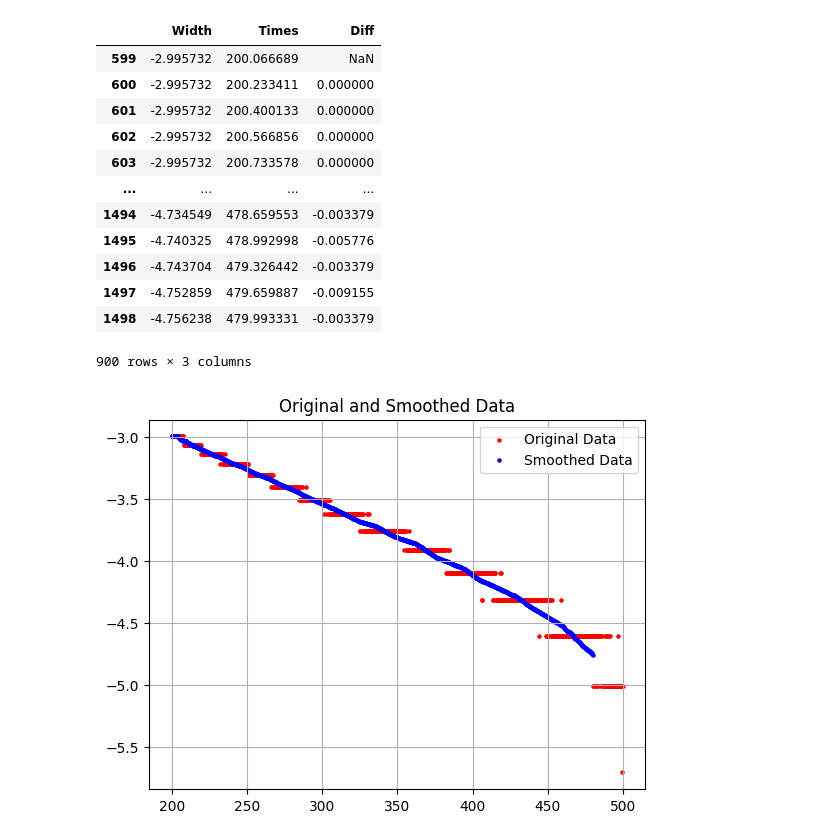
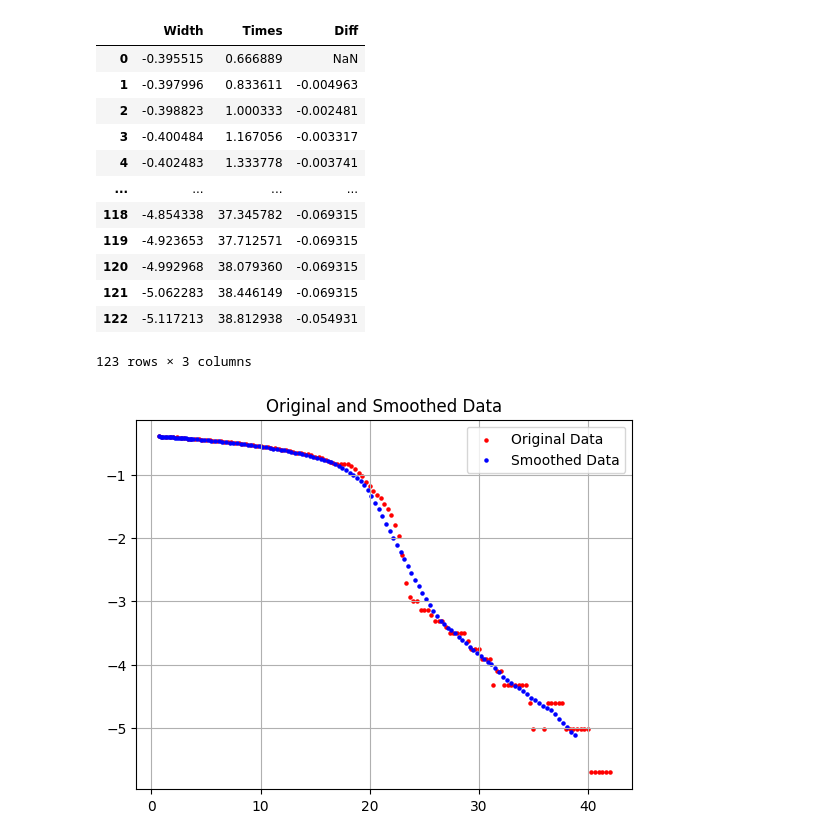
Before and after one commit to YashM8/DoS-Analysis, a Jupyter notebook: development/linspace_smoother.ipynb, the cells around one changed output. Drawn from its saved outputs; the diff is of its cells as text; code cells hidden in the pictures.

```diff
--- a/development/linspace_smoother.ipynb
+++ b/development/linspace_smoother.ipynb
@@ -6,6 +7,7 @@ from analyze import *
 # %%
-data = pd.read_csv("/Users/ypm/Desktop/DoS/analysis_results.csv")
-# data = data[(data['Times'] >= 200) & (data['Times'] <= 500)]
-mat.plot(data['Times'], data['Width'], 'bo', markersize=5)
-mat.show()
+data = pd.read_csv("/Users/ypm/Desktop/DoS/data/toomuch.csv")
+# data = data[(data['Times'] >= 200) & (data['Times'] <= 300)]
+plt.plot(data['Times'], data['Width'], 'bo', markersize=5)
+plt.show()
+print(data.shape)
 # %% [output]
@@ -179,42 +140,27 @@ No artists with labels found to put in legend.  Note that artists whose label st
 # %%
-def apply_savitzky(dataframe, window_length=80, polyorder=1):
-    df = dataframe.copy()
-
-    smoothed_width = savgol_filter(df["Width"], window_length, polyorder)
-    df["Smoothed_Width"] = smoothed_width
-
-    mat.scatter(df["Times"], df["Width"], label="Original Width", marker="o")
-    mat.plot(df["Times"], df["Smoothed_Width"], label="Smoothed Width", linestyle="-", color="red")
-    mat.grid()
-    mat.title("Savitzky-Golay Smoothing")
-    mat.show()
-    return df
-
-
-def average(dataframe, window_size=120):
+def average(dataframe, window_size=20):
     smoothed_data = dataframe.rolling(window=window_size, min_periods=1).mean()
 
-    mat.scatter(dataframe["Times"], dataframe["Width"], label='Original Data', s=5, c='red')
-    mat.scatter(smoothed_data["Times"], smoothed_data["Width"], label=f'Smoothed Data', s=5, c="blue")
-    mat.legend()
-    mat.title('Original and Smoothed Data')
-    mat.grid(True)
+    plt.scatter(dataframe["Times"], dataframe["Width"], label='Original Data', s=5, c='red')
+    plt.scatter(smoothed_data["Times"], smoothed_data["Width"], label=f'Smoothed Data', s=5, c="blue")
+    plt.legend()
+    plt.title('Original and Smoothed Data')
+    plt.grid(True)
     return smoothed_data
 
 average(data)
-# apply_savitzky(data)
 # %% [output]
 |  | Width | Times | Diff |
-| 599 | -2.995732 | 200.066689 | NaN |
-| 600 | -2.995732 | 200.233411 | 0.000000 |
-| 601 | -2.995732 | 200.400133 | 0.000000 |
-| 602 | -2.995732 | 200.566856 | 0.000000 |
-| 603 | -2.995732 | 200.733578 | 0.000000 |
+| 0 | -0.395515 | 0.666889 | NaN |
+| 1 | -0.397996 | 0.833611 | -0.004963 |
+| 2 | -0.398823 | 1.000333 | -0.002481 |
+| 3 | -0.400484 | 1.167056 | -0.003317 |
+| 4 | -0.402483 | 1.333778 | -0.003741 |
 | ... | ... | ... | ... |
-| 1494 | -4.734549 | 478.659553 | -0.003379 |
-| 1495 | -4.740325 | 478.992998 | -0.005776 |
-| 1496 | -4.743704 | 479.326442 | -0.003379 |
-| 1497 | -4.752859 | 479.659887 | -0.009155 |
-| 1498 | -4.756238 | 479.993331 | -0.003379 |
+| 118 | -4.854338 | 37.345782 | -0.069315 |
+| 119 | -4.923653 | 37.712571 | -0.069315 |
+| 120 | -4.992968 | 38.079360 | -0.069315 |
+| 121 | -5.062283 | 38.446149 | -0.069315 |
+| 122 | -5.117213 | 38.812938 | -0.054931 |
-900 rows × 3 columns
+123 rows × 3 columns
-[figure, old version]
+[figure, new version]
```
Also changed, not shown: parts of 6 cells of this notebook, 2 other files.
